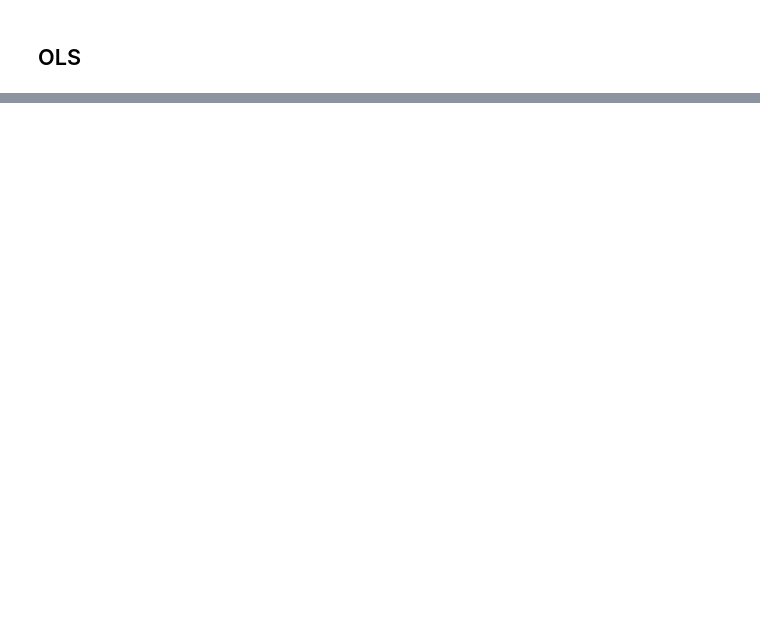
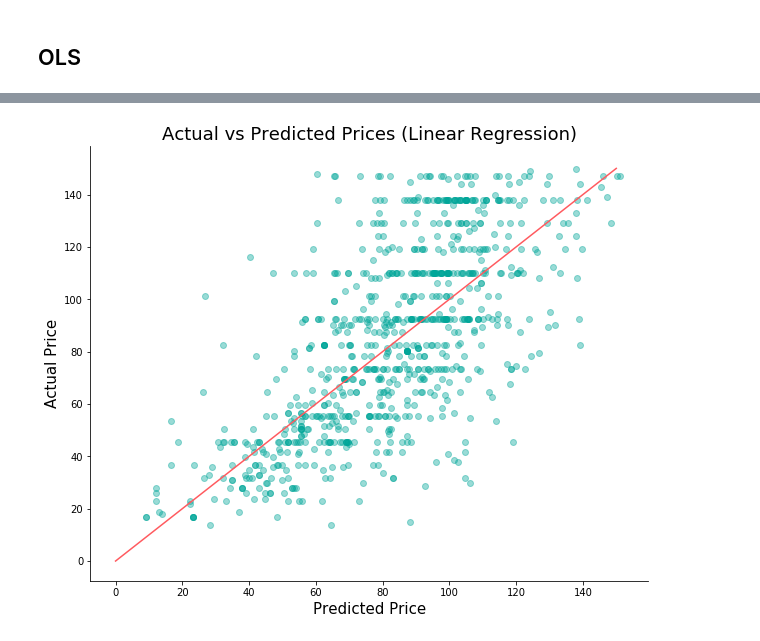
Before and after one commit to AbishekGollapudi/DataProjects, a Jupyter notebook: AirBnB Pricing/02-Modeling.ipynb, the cells around one changed output, grey strips where cells are left out. Cells and saved outputs as stored; diff of their text form; code cells hidden in the pictures; blank space fills up the shorter version.

Commit message:
modeling

```diff
--- a/AirBnB Pricing/02-Modeling.ipynb
+++ b/AirBnB Pricing/02-Modeling.ipynb
@@ -183,0 +269,2 @@ print(f' X_test shape : {X_test.shape}')
+# %%
+X = df2[selected_cols]
@@ -183,0 +273,16 @@ print(f' X_test shape : {X_test.shape}')
+# %%
+X, X_test, y, y_test = train_test_split(X, y_copy, test_size=.2, random_state=10)
+
+X_train, X_val, y_train, y_val = train_test_split(X, y, test_size=.25, random_state=3)
+# %%
+std = StandardScaler()
+std.fit(X_train.values)
+X_train_scaled = std.transform(X_train.values)
+X_val_scaled = std.transform(X_val.values)
+X_test_scaled = std.transform(X_test.values)
+
+train_df = pd.DataFrame(X_train_scaled, columns=X_train.columns)
+model = sm.OLS(np.array(y_train), sm.add_constant(train_df))
+
+fit = model.fit()
+fit.summary()
@@ -183,0 +328,13 @@ print(f' X_test shape : {X_test.shape}')
+# %%
+lm = LinearRegression()
+
+lm.fit(X_train_scaled, y_train)
+
+train_pred = lm.predict(X_train_scaled)
+val_pred = lm.predict(X_val_scaled)
+
+print(f'Linear Regression train R^2: {lm.score(X_train_scaled, y_train)}')
+print(f'Linear Regression val R^2: {lm.score(X_val_scaled, y_val)}')
+
+print("\nTraining MAE:", round(mean_absolute_error(y_train, train_pred),4))
+print("Validation MAE:", round(mean_absolute_error(y_val, val_pred),4))
@@ -183,0 +359,11 @@ print(f' X_test shape : {X_test.shape}')
+# %%
+# Plot actual vs predicted
+plt.figure(figsize=(10, 8))
+plt.plot([0,150], [0,150], c='#FF5A5F')
+plt.scatter(val_pred, y_val, color='#00A699', alpha=0.4)
+sns.despine()
+plt.ylabel('Actual Price', size=15)
+plt.xlabel('Predicted Price', size=15)
+plt.title('Actual vs Predicted Prices (Linear Regression)', size=18);
+# %% [output]
+[figure, added]
```
Also changed, not shown: parts of 50 cells of this notebook.
